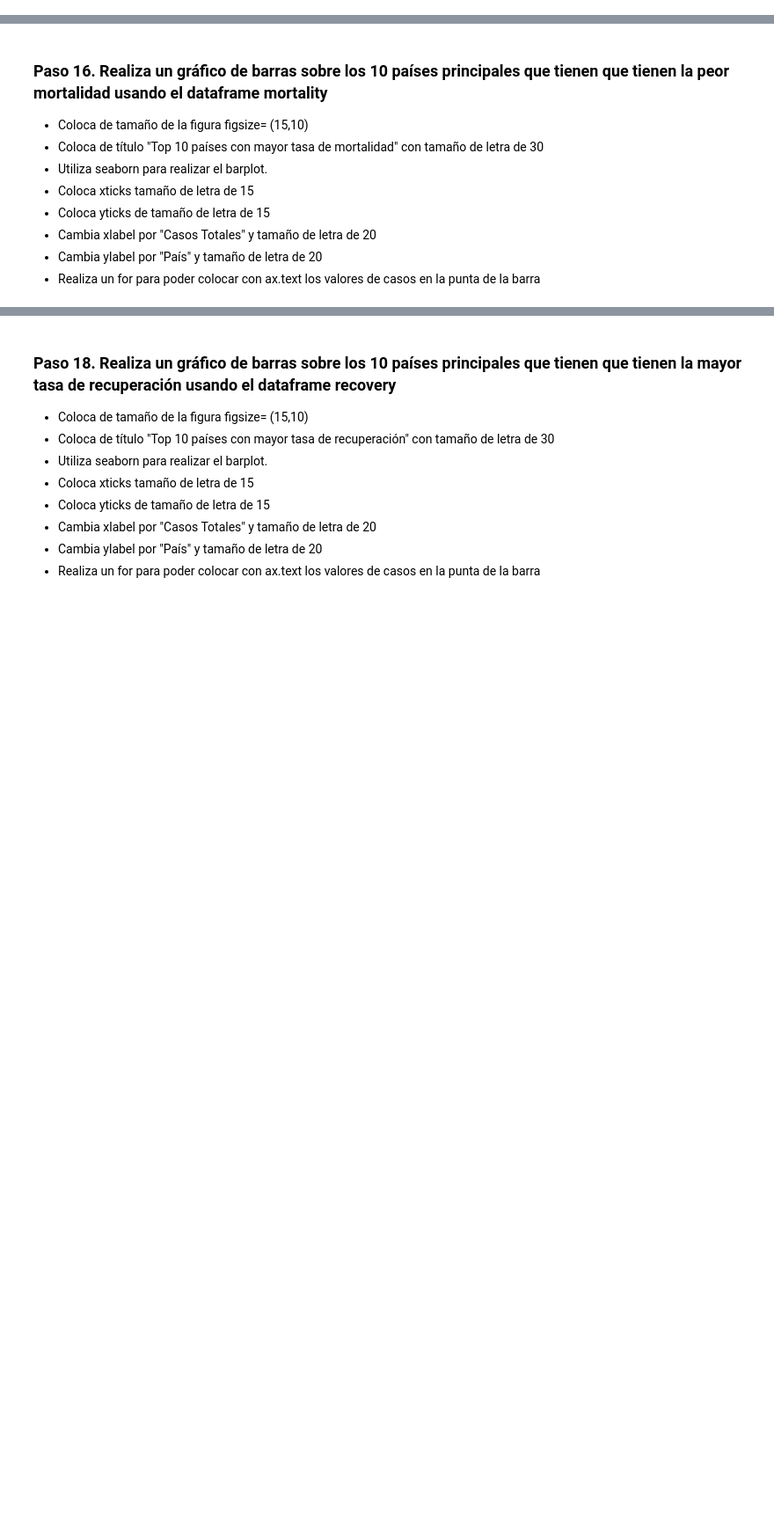
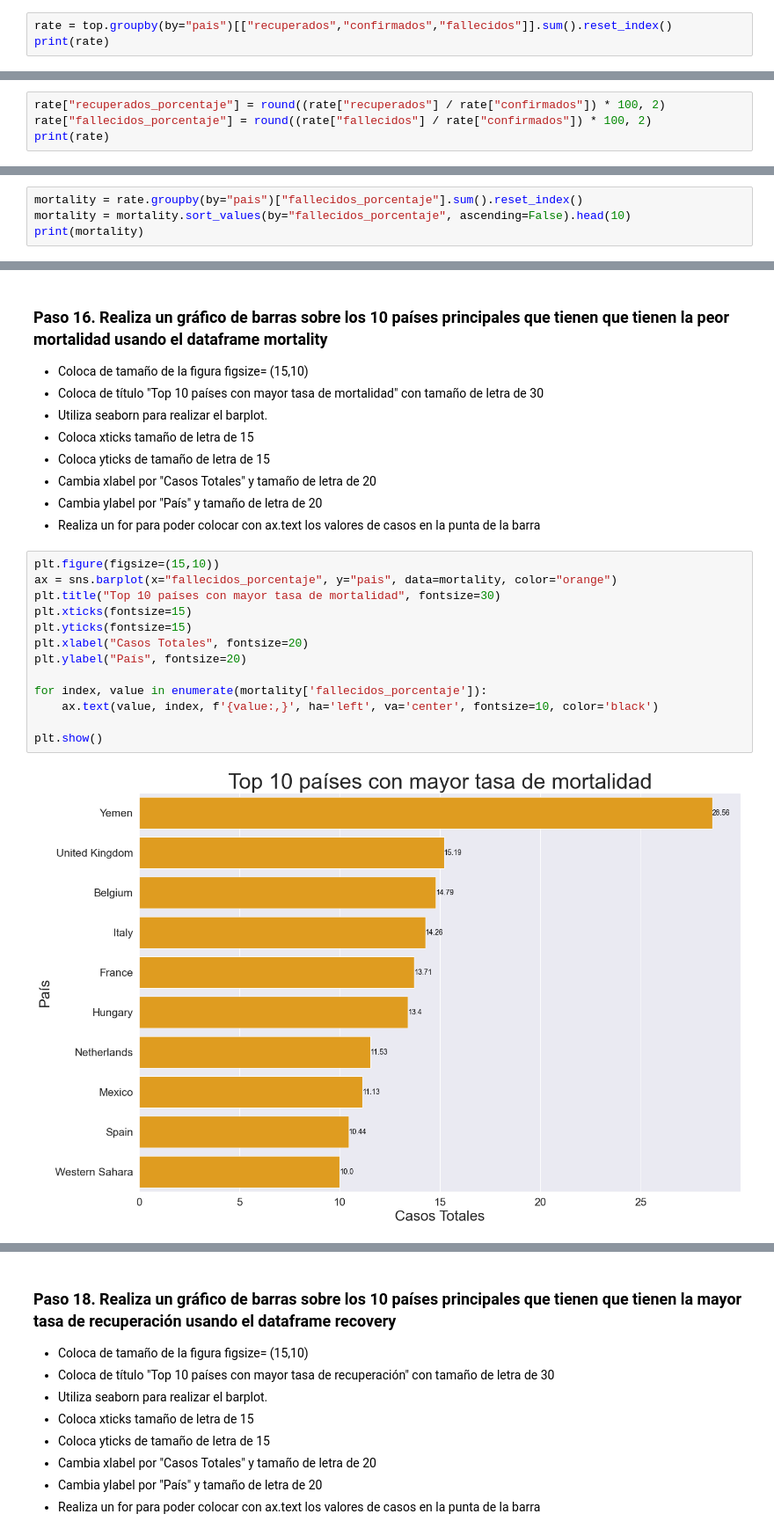
Before and after one commit to davip99/Proyecto-Luca, a Jupyter notebook: P3/Proyecto_Final_Seccion_3.ipynb, the cells around one changed output, grey strips where cells are left out. Shown at 88% size. Drawn from its saved outputs; the diff is of its cells as text; blank space fills up the shorter version.

```diff
--- a/P3/Proyecto_Final_Seccion_3.ipynb
+++ b/P3/Proyecto_Final_Seccion_3.ipynb
@@ -333,3 +333,6 @@ plt.show()
 ### Paso 13. Agrupa el dataframe top por país y realiza la suma de las columnas ['recuperados','confirmados','fallecidos']
 * Resetea el index
 * Guarda la agrupación en un dataframe llamado rate
+# %%
+rate = top.groupby(by="pais")[["recuperados","confirmados","fallecidos"]].sum().reset_index()
+print(rate)
@@ -337,3 +358,7 @@ plt.show()
 ### Paso 14. Crea dos nuevas columnas en rate: 'recuperados porcentaje' y 'fallecidos porcentaje'
 * recuperados porcentaje va ser igual a la columna recuperados entre confirmados*100 y redondeado a 2 decimales
 * fallecidos porcentaje va ser igual a la columna recuperados entre confirmados*100 y redondeado a 2 decimales
+# %%
+rate["recuperados_porcentaje"] = round((rate["recuperados"] / rate["confirmados"]) * 100, 2)
+rate["fallecidos_porcentaje"] = round((rate["fallecidos"] / rate["confirmados"]) * 100, 2)
+print(rate)
@@ -342,3 +385,7 @@ plt.show()
 * Ordena el dataframe de mayor a menor
 * Resetea el index
 * Guarda el dataframe agrupado en la variable mortality SOLO LAS 10 PRIMERAS FILAS
+# %%
+mortality = rate.groupby(by="pais")["fallecidos_porcentaje"].sum().reset_index()
+mortality = mortality.sort_values(by="fallecidos_porcentaje", ascending=False).head(10)
+print(mortality)
@@ -352,4 +411,19 @@ plt.show()
 * Cambia xlabel por "Casos Totales" y tamaño de letra de 20
 * Cambia ylabel por "País" y tamaño de letra de 20
 * Realiza un for para poder colocar con ax.text los valores de casos en la punta de la barra
+# %%
+plt.figure(figsize=(15,10))
+ax = sns.barplot(x="fallecidos_porcentaje", y="pais", data=mortality, color="orange")
+plt.title("Top 10 países con mayor tasa de mortalidad", fontsize=30)
+plt.xticks(fontsize=15)
+plt.yticks(fontsize=15)
+plt.xlabel("Casos Totales", fontsize=20)
+plt.ylabel("País", fontsize=20)
+
+for index, value in enumerate(mortality['fallecidos_porcentaje']):
+    ax.text(value, index, f'{value:,}', ha='left', va='center', fontsize=10, color='black')
+
+plt.show()
+# %% [output]
+[figure, added]
 # %% [markdown]
```
Also changed, not shown: parts of 12 cells of this notebook.
